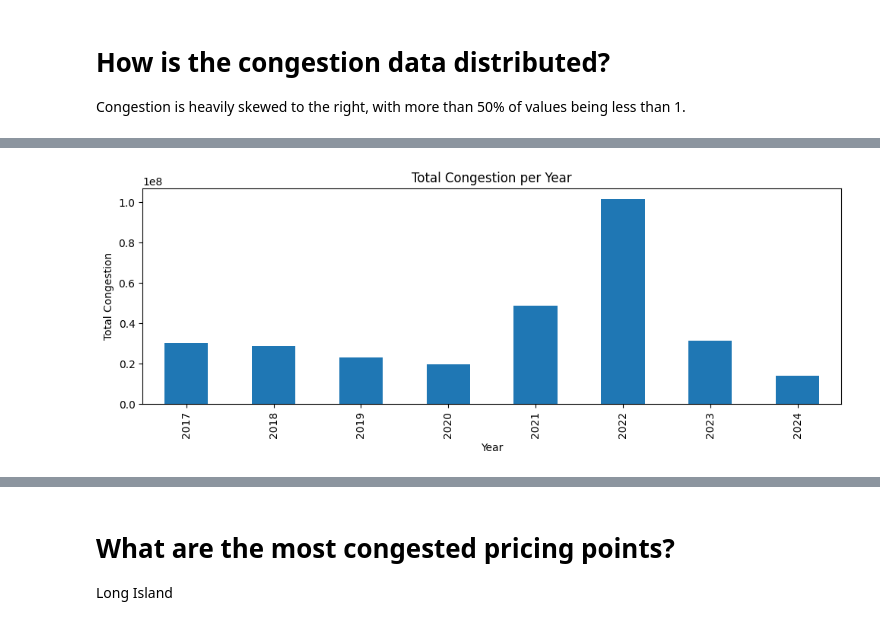
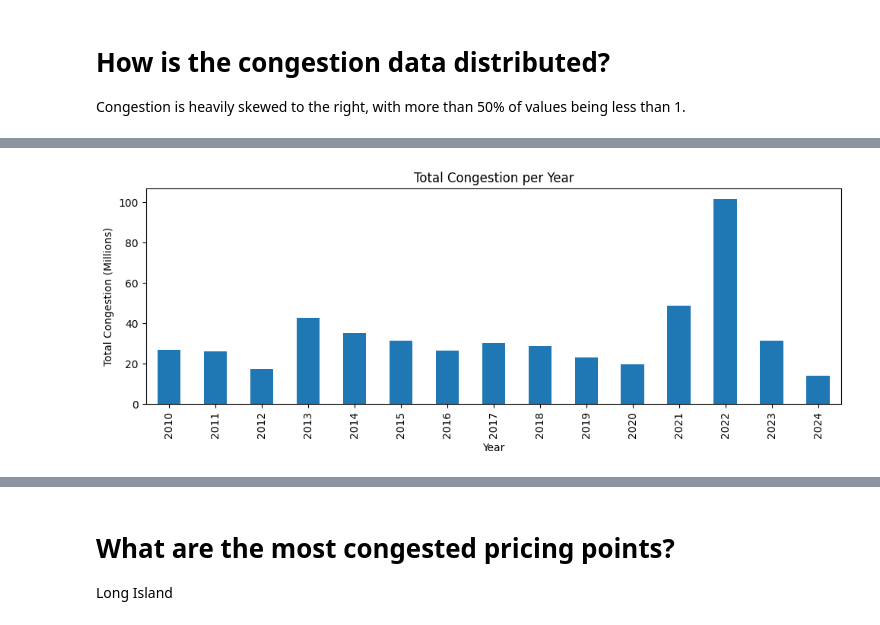
Before and after one commit to hankehly/adhoc-energy-analytics, a Jupyter notebook: notebooks/202506141626_eda.ipynb, the cells around one changed output, grey strips where cells are left out. Saved outputs shown, nothing was run; the diff lists cells and outputs as text; code cells hidden in the pictures.

Commit message:
Add more detail to monthly congestion analysis

```diff
--- a/notebooks/202506141626_eda.ipynb
+++ b/notebooks/202506141626_eda.ipynb
@@ -188,7 +189,7 @@ def download_lmp_by_month(
 
 # example invocation
 start_date = datetime.date(2010, 1, 1)
-end_date = datetime.date(2025, 6, 1) - datetime.timedelta(days=1)
+end_date = datetime.date(2025, 1, 1) - datetime.timedelta(days=1)
 df = download_lmp_by_month(start_date, end_date)
 # %% [output]
 Loading existing file /Users/hankehly/Projects/adhoc-energy-analytics/data/processed/nyiso_lmp_2010_01.parquet
@@ -256,7 +257,7 @@ ax.axvline(trimmed_vals.mean(), color="green", linestyle="dashed", label="Mean")
 ax.axvline(trimmed_vals.median(), color="blue", linestyle="dashed", label="Median")
 
 # Axis limits, labels, title, legend, grid
-ax.set_ylim(0, 0.75)
+ax.set_ylim(0, 1)
 ax.set_title("Distribution of Trimmed Congestion Values")
 ax.set_xlabel("Congestion Value")
 ax.set_ylabel("Density")
@@ -323,15 +324,27 @@ From section VII of the report:
 
 ... etc.
 # %%
-# What is the total congestion per year?
-yearly_totals = df.groupby(df["Interval Start"].dt.year)["Congestion"].sum()
+def plot_total_congestion_per_year(data, title):
+    """
+    Plots the total congestion per year for the given data.
 
-fig, ax = plt.subplots(figsize=(10, 4))
-yearly_totals.plot(kind="bar", ax=ax)
-ax.set_title("Total Congestion per Year")
-ax.set_xlabel("Year")
-ax.set_ylabel("Total Congestion")
-plt.tight_layout()
-plt.show()
+    Parameters:
+        data (pd.DataFrame): The DataFrame containing congestion data.
+        title (str): The title for the plot.
+    """
+    yearly_totals = (
+        data.groupby(data["Interval Start"].dt.year)["Congestion"].sum() / 1_000_000
+    )
+
+    fig, ax = plt.subplots(figsize=(10, 4))
+    yearly_totals.plot(kind="bar", ax=ax)
+    ax.set_title(title)
+    ax.set_xlabel("Year")
+    ax.set_ylabel("Total Congestion (Millions)")
+    plt.tight_layout()
+    plt.show()
+
+
+plot_total_congestion_per_year(df, "Total Congestion per Year")
 # %% [output]
-[figure, old version]
+[figure, new version]
```
Also changed, not shown: parts of 19 cells of this notebook.
